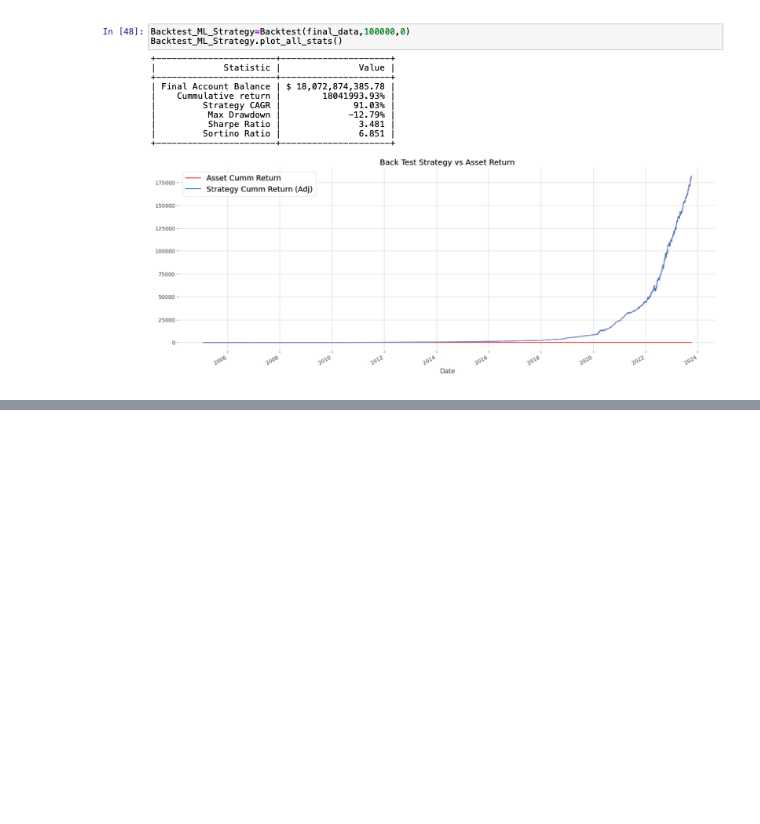
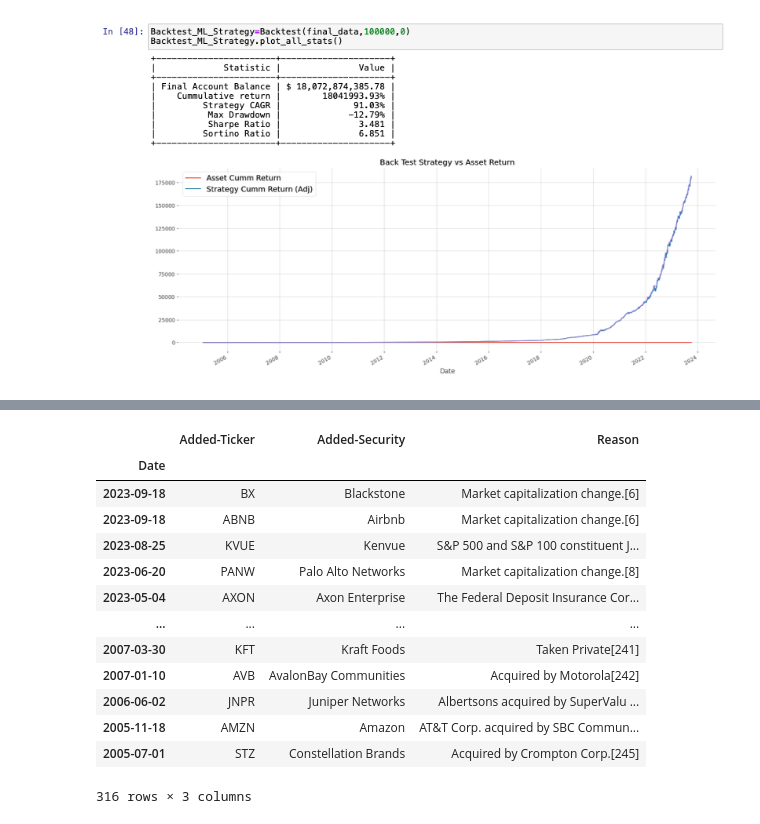
Before and after one commit to agarwgou/QF627_Project, a Jupyter notebook: ML Strategy.ipynb, the cells around one changed output, grey strips where cells are left out. Cells and saved outputs as stored; diff of their text form; code cells hidden in the pictures; blank space fills up the shorter version.

```diff
--- a/ML Strategy.ipynb
+++ b/ML Strategy.ipynb
@@ -1388,0 +1390,19 @@ snp_log
+# %%
+#Companies added between 2004 and 2023
+Companies_Added=snp_log[(snp_log.index >'2004-11-1') & (snp_log.index <'2023-10-1')][['Added-Ticker','Added-Security','Reason']]
+Companies_Added
+# %% [output]
+|  | Added-Ticker | Added-Security | Reason |
+| Date |  |  |  |
+| 2023-09-18 | BX | Blackstone | Market capitalization change.[6] |
+| 2023-09-18 | ABNB | Airbnb | Market capitalization change.[6] |
+| 2023-08-25 | KVUE | Kenvue | S&P 500 and S&P 100 constituent J... |
+| 2023-06-20 | PANW | Palo Alto Networks | Market capitalization change.[8] |
+| 2023-05-04 | AXON | Axon Enterprise | The Federal Deposit Insurance Cor... |
+| ... | ... | ... | ... |
+| 2007-03-30 | KFT | Kraft Foods | Taken Private[241] |
+| 2007-01-10 | AVB | AvalonBay Communities | Acquired by Motorola[242] |
+| 2006-06-02 | JNPR | Juniper Networks | Albertsons acquired by SuperValu ... |
+| 2005-11-18 | AMZN | Amazon | AT&T Corp. acquired by SBC Commun... |
+| 2005-07-01 | STZ | Constellation Brands | Acquired by Crompton Corp.[245] |
+316 rows × 3 columns
```
Also changed, not shown: parts of 5 cells of this notebook, 1 other file.
